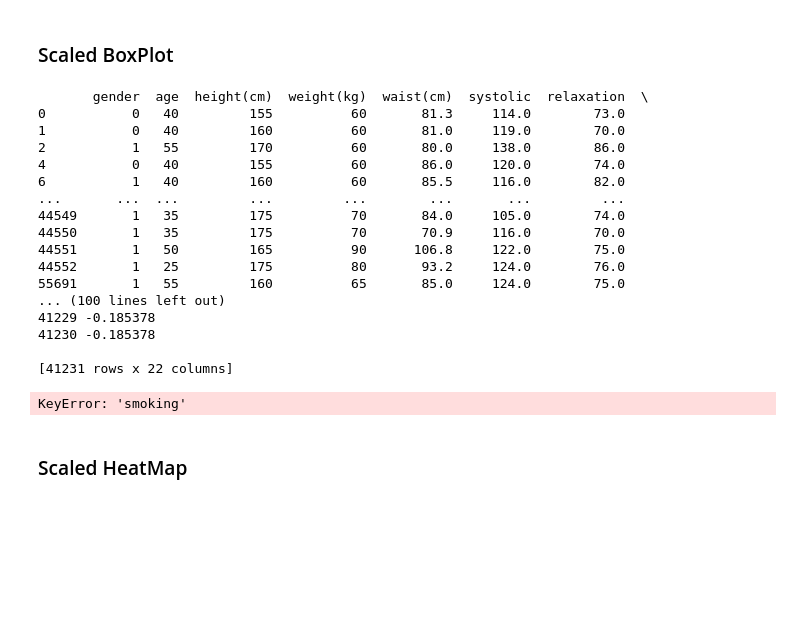
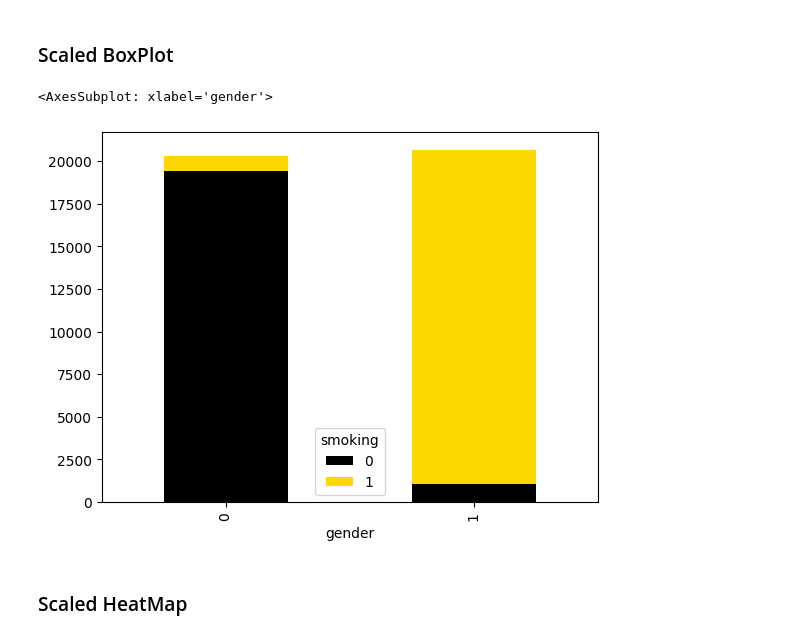
Before and after one commit to AtesBurak1/Ceng-474-Final, a Jupyter notebook: Smoking.ipynb, the cells around one changed output. Cells and saved outputs as stored; diff of their text form; code cells hidden in the pictures; blank space fills up the shorter version.

```diff
--- a/Smoking.ipynb
+++ b/Smoking.ipynb
@@ -190,29 +187,12 @@ sns.catplot(X_standard.iloc[:, 20:22])
 ### Scaled BoxPlot
 # %%
 #BoxPlot
-print(X,Y,X_standard)
-smoker_counts = pd.crosstab(index=[X['gender']], columns=Y['smoking'], margins=True)
+smoker_counts = pd.crosstab(index=[new_df['gender']], columns=new_df['smoking'], margins=True)
 
 smoker_counts.iloc[:-1, :-1].plot(kind='bar', stacked=True, color=['black', 'gold'], grid=False, )
 # %% [output]
-       gender  age  height(cm)  weight(kg)  waist(cm)  systolic  relaxation  \
-0           0   40         155          60       81.3     114.0        73.0
-1           0   40         160          60       81.0     119.0        70.0
-2           1   55         170          60       80.0     138.0        86.0
-4           0   40         155          60       86.0     120.0        74.0
-6           1   40         160          60       85.5     116.0        82.0
-...       ...  ...         ...         ...        ...       ...         ...
-44549       1   35         175          70       84.0     105.0        74.0
-44550       1   35         175          70       70.9     116.0        70.0
-44551       1   50         165          90      106.8     122.0        75.0
-44552       1   25         175          80       93.2     124.0        76.0
-55691       1   55         160          65       85.0     124.0        75.0
-... (100 lines left out)
-41229 -0.185378
-41230 -0.185378
-
-[41231 rows x 22 columns]
+<AxesSubplot: xlabel='gender'>
-KeyError: 'smoking'
+[figure, added]
 # %% [markdown]
 ### Scaled HeatMap
 # %%
```
Also changed, not shown: parts of 22 cells of this notebook.
